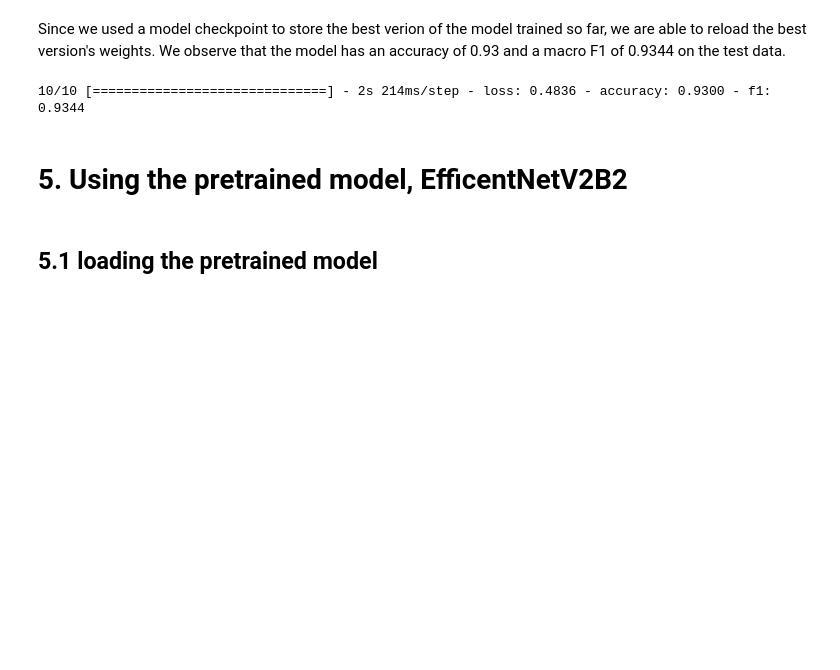
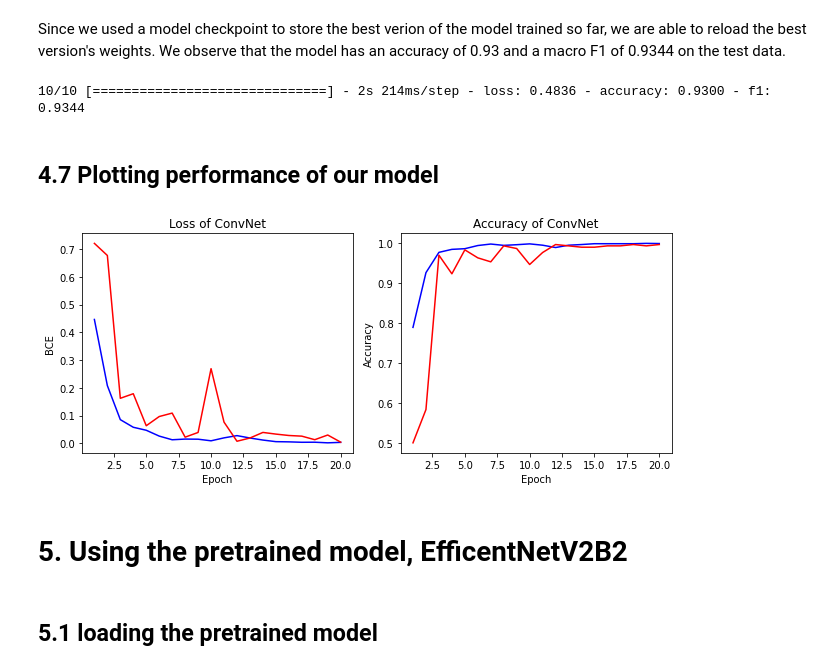
Before and after one commit to AndiRen/Brain-Tumor-Detection, a Jupyter notebook: pre_trained_bt_recognition.ipynb, the cells around one changed output. Saved outputs shown, nothing was run; the diff lists cells and outputs as text; code cells hidden in the pictures; blank space fills up the shorter version.

Commit message:
add graphs for all models

```diff
--- a/pre_trained_bt_recognition.ipynb
+++ b/pre_trained_bt_recognition.ipynb
@@ -72,3 +74,20 @@ Total images in the dataset: 3000
+# %%
+def plot_performance(history, model_name):
+    fig, axes = plt.subplots(1, 2, figsize=(9, 4))
+    epochs = len(history['loss'])
+    axes[0].plot(range(1, epochs+1), history['loss'], '-b', label='Training Loss')
+    axes[0].plot(range(1, epochs+1), history['val_loss'], '-r', label='Validation Loss')
+    axes[0].set_xlabel('Epoch')
+    axes[0].set_ylabel('BCE')
+    axes[0].set_title(f'Loss of {model_name}')
+
+    axes[1].plot(range(1, epochs+1), history['accuracy'], '-b', label='Training accuracy'),
+    axes[1].plot(range(1, epochs+1), history['val_accuracy'], '-r', label='Validation accuracy')
+    axes[1].set_xlabel('Epoch')
+    axes[1].set_ylabel('Accuracy')
+    axes[1].set_title(f'Accuracy of {model_name}')
+    plt.tight_layout()
+    plt.show()
 # %% [markdown]
 # 2. Examining the Data Set
 # %% [markdown]
@@ -462,6 +459,12 @@ model_own.load_weights(filepath= model_path + '/model.own')
 loss, accuracy, f1_score = model_own.evaluate(new_test)
 # %% [output]
 10/10 [==============================] - 2s 214ms/step - loss: 0.4836 - accuracy: 0.9300 - f1: 0.9344
+# %% [markdown]
+## 4.7 Plotting performance of our model
+# %%
+plot_performance(history_own.history, 'ConvNet')
+# %% [output]
+[figure, added]
 # %% [markdown]
 # 5. Using the pretrained model, EfficentNetV2B2
 # %% [markdown]
```
Also changed, not shown: parts of 18 cells of this notebook.
